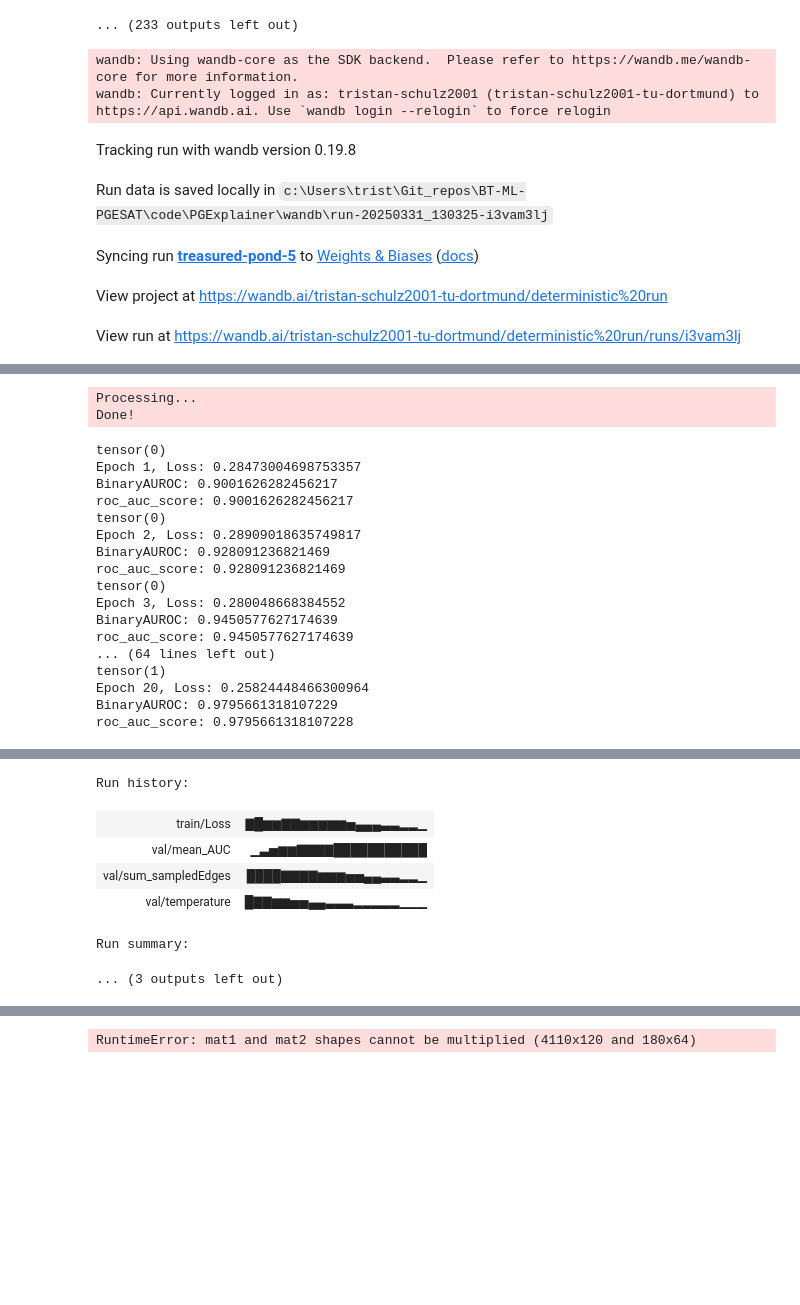
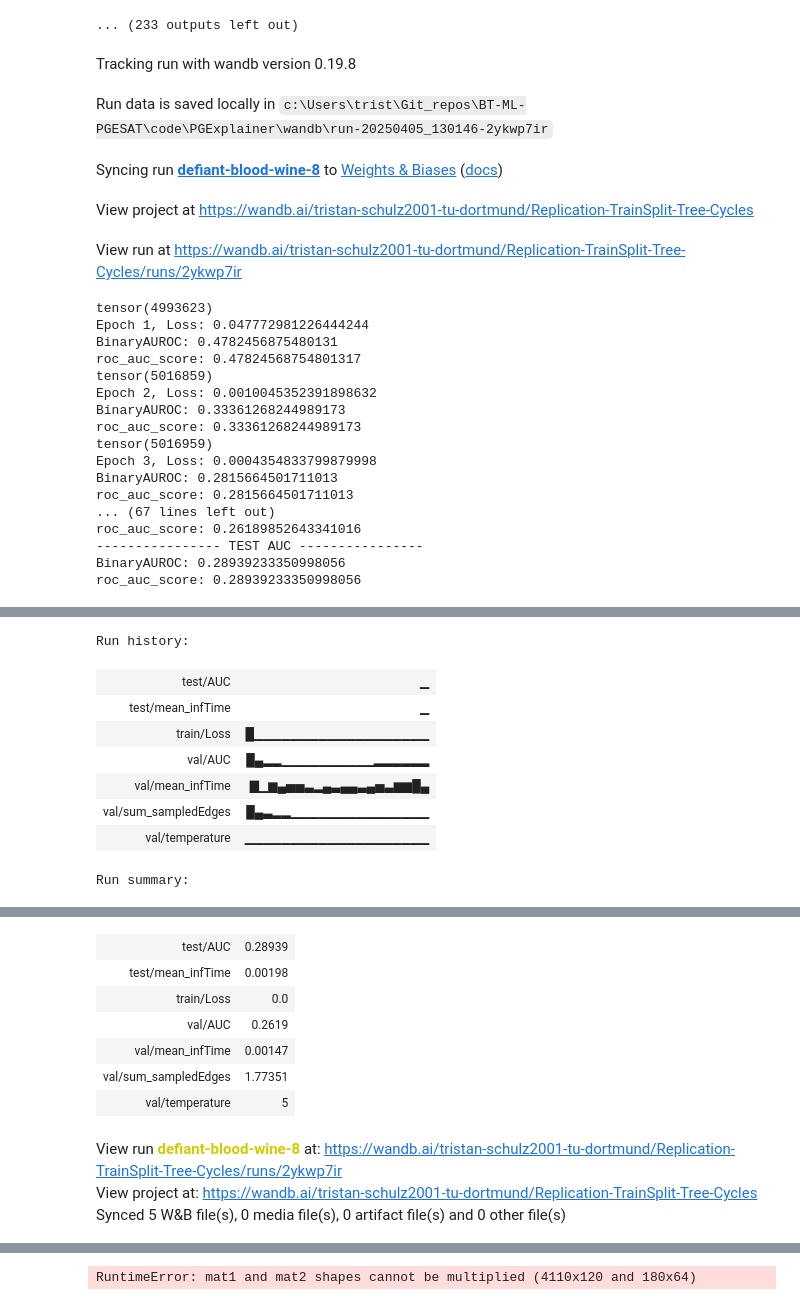
Before and after one commit to TrstnSch/BT-ML-PGESAT, a Jupyter notebook: code/PGExplainer/test.ipynb, the cells around one changed output, grey strips where cells are left out. Cells and saved outputs as stored; diff of their text form; code cells hidden in the pictures; blank space fills up the shorter version.

```diff
--- a/code/PGExplainer/test.ipynb
+++ b/code/PGExplainer/test.ipynb
@@ -95,12 +121,27 @@ Run history:
 # TODO: Probably best to load data here once and pass to each task?
 importlib.reload(evaluation)
 
-mlp, downstreamTask = trainExplainer.trainExplainer(dataset=dataset, save_model=True, wandb_project="deterministic run", runSeed=5)
+mlp, downstreamTask = trainExplainer_trainSplit.trainExplainer(dataset=dataset, save_model=False, wandb_project="Replication-TrainSplit-Tree-Cycles", runSeed=9)
 # %% [output]
-wandb: Using wandb-core as the SDK backend.  Please refer to https://wandb.me/wandb-core for more information.
-wandb: Currently logged in as: tristan-schulz2001 (tristan-schulz2001-tu-dortmund) to https://api.wandb.ai. Use `wandb login --relogin` to force relogin
 Tracking run with wandb version 0.19.8
-Run data is saved locally in c:\Users\trist\Git_repos\BT-ML-PGESAT\code\PGExplainer\wandb\run-20250331_130325-i3vam3lj
+Run data is saved locally in c:\Users\trist\Git_repos\BT-ML-PGESAT\code\PGExplainer\wandb\run-20250405_130146-2ykwp7ir
-Syncing run treasured-pond-5 to Weights & Biases (docs)
+Syncing run defiant-blood-wine-8 to Weights & Biases (docs)
-View project at https://wandb.ai/tristan-schulz2001-tu-dortmund/deterministic%20run
+View project at https://wandb.ai/tristan-schulz2001-tu-dortmund/Replication-TrainSplit-Tree-Cycles
-View run at https://wandb.ai/tristan-schulz2001-tu-dortmund/deterministic%20run/runs/i3vam3lj
+View run at https://wandb.ai/tristan-schulz2001-tu-dortmund/Replication-TrainSplit-Tree-Cycles/runs/2ykwp7ir
+tensor(4993623)
+Epoch 1, Loss: 0.047772981226444244
+BinaryAUROC: 0.4782456875480131
+roc_auc_score: 0.47824568754801317
+tensor(5016859)
+Epoch 2, Loss: 0.0010045352391898632
+BinaryAUROC: 0.33361268244989173
+roc_auc_score: 0.33361268244989173
+tensor(5016959)
+Epoch 3, Loss: 0.0004354833799879998
+BinaryAUROC: 0.2815664501711013
+roc_auc_score: 0.2815664501711013
+... (67 lines left out)
+roc_auc_score: 0.26189852643341016
+---------------- TEST AUC ----------------
+BinaryAUROC: 0.28939233350998056
+roc_auc_score: 0.28939233350998056
@@ -107,19 +149,9 @@ View run at https://wandb.ai/tristan-schulz2001-tu-dortmund/deterministic%20run/
-Processing...
-Done!
+Run history:
+| test/AUC | ▁ |
+| test/mean_infTime | ▁ |
+| train/Loss | █▁▁▁▁▁▁▁▁▁▁▁▁▁▁▁▁▁▁▁ |
+| val/AUC | █▄▂▂▁▁▁▁▁▁▁▁▁▁▂▂▂▂▂▂ |
+| val/mean_infTime | ▇▁▆▄▅▅▃▂▄▃▄▄▃▄▅▃▆▆█▄ |
+| val/sum_sampledEdges | █▄▃▂▂▁▁▁▁▁▁▁▁▁▁▁▁▁▁▁ |
+| val/temperature | ▁▁▁▁▁▁▁▁▁▁▁▁▁▁▁▁▁▁▁▁ |
-tensor(0)
-Epoch 1, Loss: 0.28473004698753357
-BinaryAUROC: 0.9001626282456217
-roc_auc_score: 0.9001626282456217
-tensor(0)
-Epoch 2, Loss: 0.28909018635749817
-BinaryAUROC: 0.928091236821469
-roc_auc_score: 0.928091236821469
-tensor(0)
-Epoch 3, Loss: 0.280048668384552
-BinaryAUROC: 0.9450577627174639
-roc_auc_score: 0.9450577627174639
-... (64 lines left out)
-tensor(1)
-Epoch 20, Loss: 0.25824448466300964
-BinaryAUROC: 0.9795661318107229
-roc_auc_score: 0.9795661318107228
+Run summary:
@@ -127,7 +158,10 @@ roc_auc_score: 0.9795661318107228
-Run history:
-| train/Loss | ▇█▆▆▇▇▆▆▆▆▆▅▄▄▄▃▃▂▂▁ |
-| val/mean_AUC | ▁▃▅▆▆▇▇▇▇███████████ |
-| val/sum_sampledEdges | ████▇▇▇▇▆▆▆▅▅▄▄▃▃▂▂▁ |
-| val/temperature | █▇▇▆▆▅▅▄▄▃▃▃▂▂▂▂▂▁▁▁ |
-Run summary:
-... (3 outputs left out)
+| test/AUC | 0.28939 |
+| test/mean_infTime | 0.00198 |
+| train/Loss | 0.0 |
+| val/AUC | 0.2619 |
+| val/mean_infTime | 0.00147 |
+| val/sum_sampledEdges | 1.77351 |
+| val/temperature | 5 |
+View run defiant-blood-wine-8 at: https://wandb.ai/tristan-schulz2001-tu-dortmund/Replication-TrainSplit-Tree-Cycles/runs/2ykwp7ir
+View project at: https://wandb.ai/tristan-schulz2001-tu-dortmund/Replication-TrainSplit-Tree-Cycles
+Synced 5 W&B file(s), 0 media file(s), 0 artifact file(s) and 0 other file(s)
```
Also changed, not shown: parts of 9 cells of this notebook, 1 other file.
